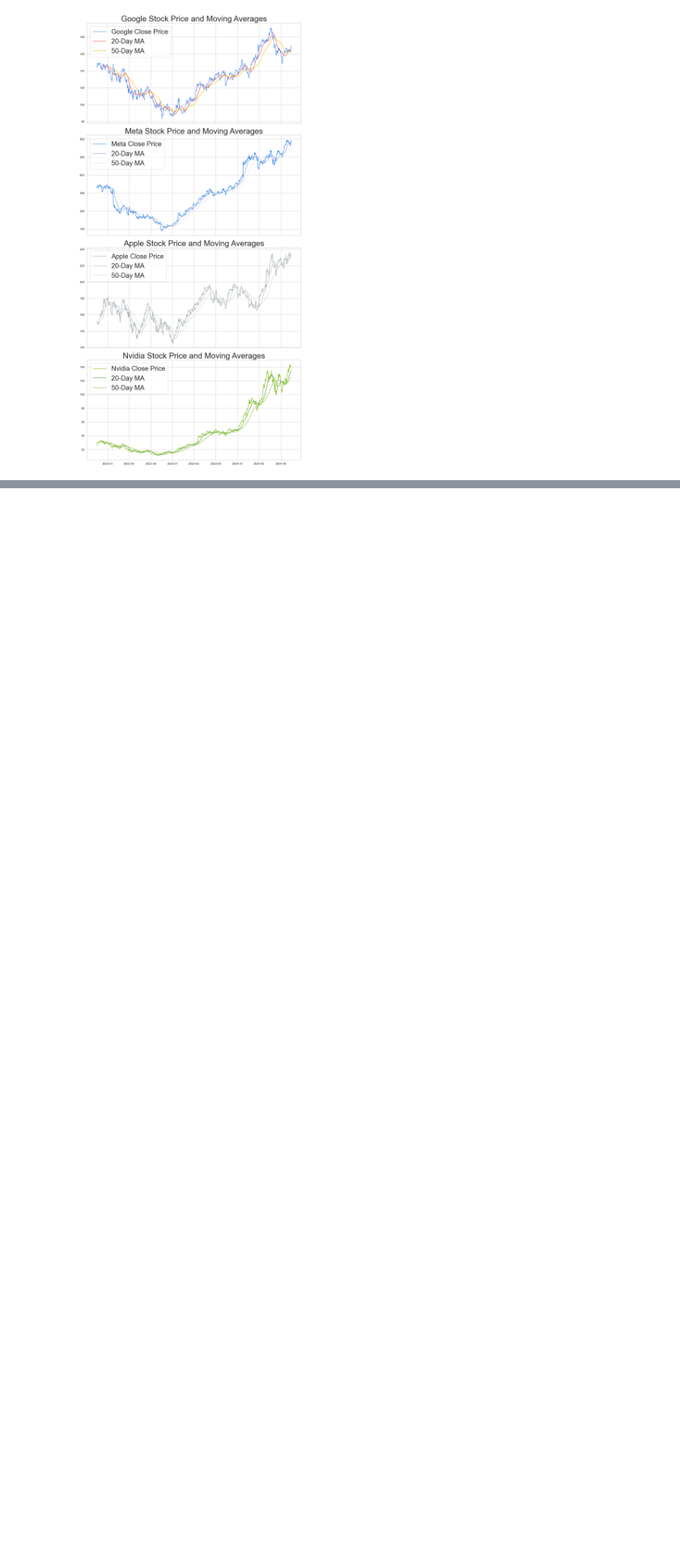
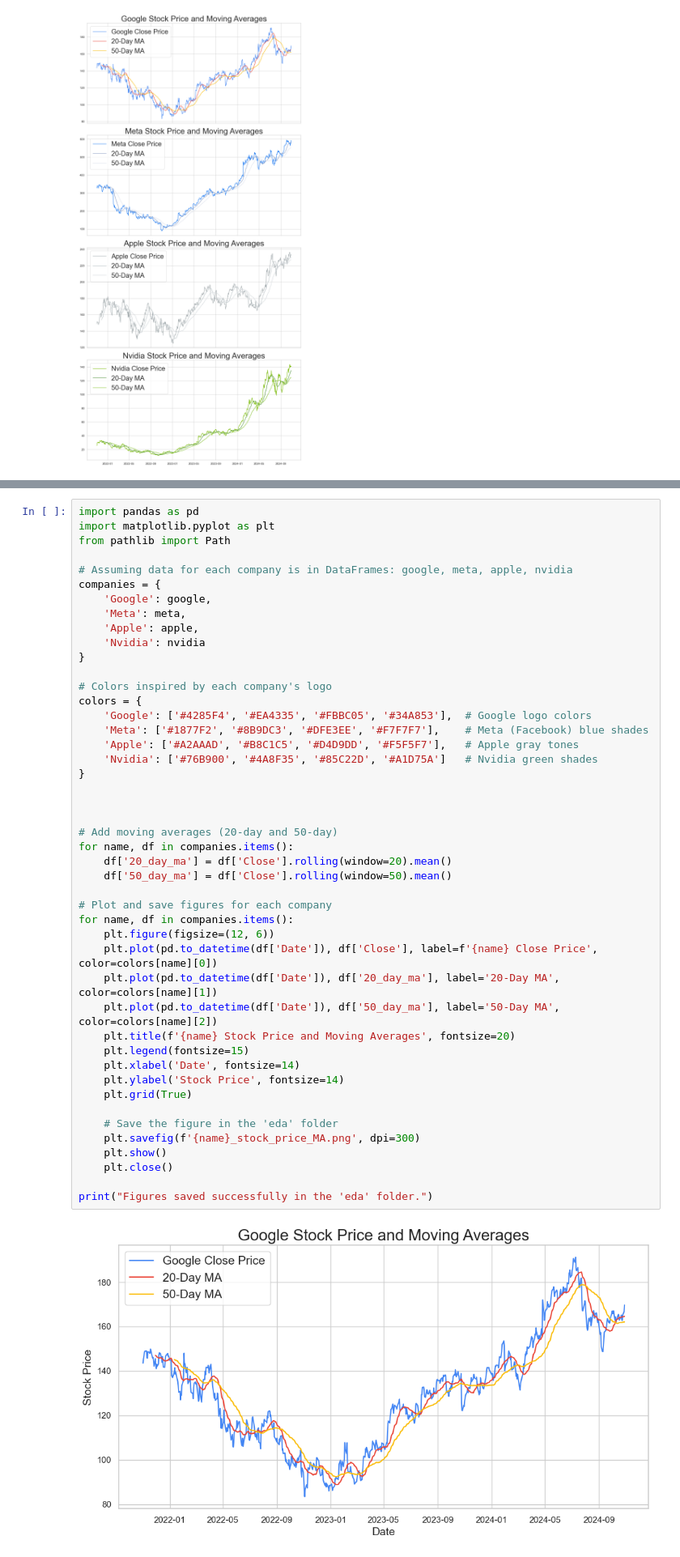
Before and after one commit to enockmbaraka/stock_price_prediction, a Jupyter notebook: eda/eda_stock_market_price_december12.ipynb, the cells around one changed output, grey strips where cells are left out. Shown at 81% size. Drawn from its saved outputs; the diff is of its cells as text; blank space fills up the shorter version.

```diff
--- a/eda/eda_stock_market_price_december12.ipynb
+++ b/eda/eda_stock_market_price_december12.ipynb
@@ -297,0 +249,48 @@ plt.show()
+# %%
+import pandas as pd
+import matplotlib.pyplot as plt
+from pathlib import Path
+
+# Assuming data for each company is in DataFrames: google, meta, apple, nvidia
+companies = {
+    'Google': google,
+    'Meta': meta,
+    'Apple': apple,
+    'Nvidia': nvidia
+}
+
+# Colors inspired by each company's logo
+colors = {
+    'Google': ['#4285F4', '#EA4335', '#FBBC05', '#34A853'],  # Google logo colors
+    'Meta': ['#1877F2', '#8B9DC3', '#DFE3EE', '#F7F7F7'],    # Meta (Facebook) blue shades
+    'Apple': ['#A2AAAD', '#B8C1C5', '#D4D9DD', '#F5F5F7'],   # Apple gray tones
+    'Nvidia': ['#76B900', '#4A8F35', '#85C22D', '#A1D75A']   # Nvidia green shades
+}
+
+
+
+# Add moving averages (20-day and 50-day)
+for name, df in companies.items():
+    df['20_day_ma'] = df['Close'].rolling(window=20).mean()
+    df['50_day_ma'] = df['Close'].rolling(window=50).mean()
+
+# Plot and save figures for each company
+for name, df in companies.items():
+    plt.figure(figsize=(12, 6))
+    plt.plot(pd.to_datetime(df['Date']), df['Close'], label=f'{name} Close Price', color=colors[name][0])
+    plt.plot(pd.to_datetime(df['Date']), df['20_day_ma'], label='20-Day MA', color=colors[name][1])
+    plt.plot(pd.to_datetime(df['Date']), df['50_day_ma'], label='50-Day MA', color=colors[name][2])
+    plt.title(f'{name} Stock Price and Moving Averages', fontsize=20)
+    plt.legend(fontsize=15)
+    plt.xlabel('Date', fontsize=14)
+    plt.ylabel('Stock Price', fontsize=14)
+    plt.grid(True)
+
+    # Save the figure in the 'eda' folder
+    plt.savefig(f'{name}_stock_price_MA.png', dpi=300)
+    plt.show()
+    plt.close()
+
+print("Figures saved successfully in the 'eda' folder.")
+# %% [output]
+[figure, added]
```
Also changed, not shown: parts of 10 cells of this notebook, 27 other files.
